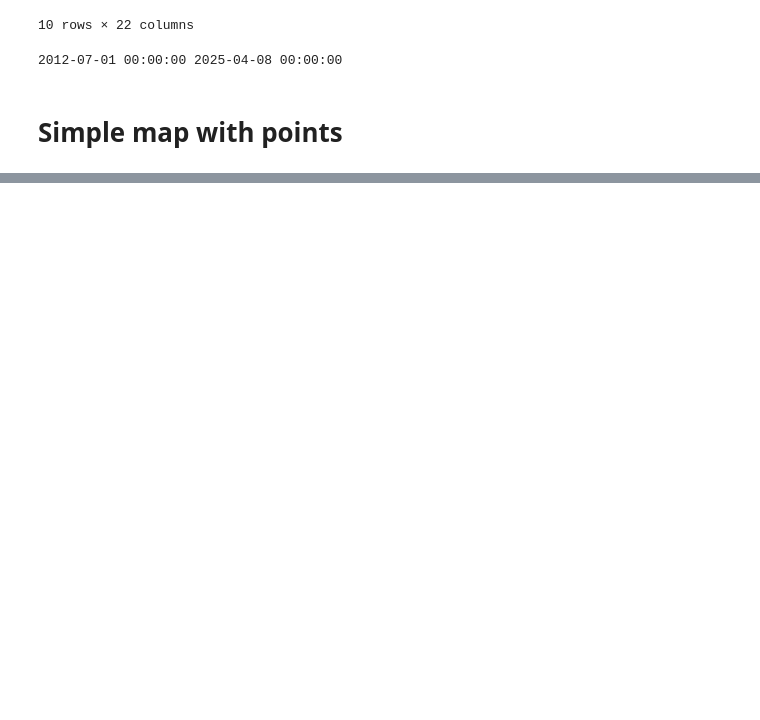
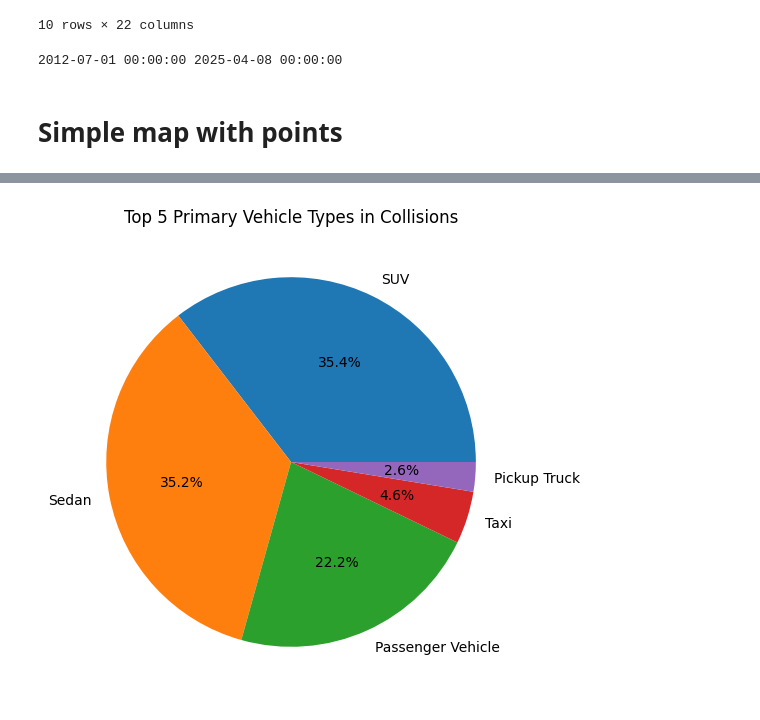
Before and after one commit to GisleGaren/GisleGaren.github.io, a Jupyter notebook: data_explore/explore.ipynb, the cells around one changed output, grey strips where cells are left out. Saved outputs shown, nothing was run; the diff lists cells and outputs as text; code cells hidden in the pictures; blank space fills up the shorter version.

```diff
--- a/data_explore/explore.ipynb
+++ b/data_explore/explore.ipynb
@@ -49,0 +116,14 @@ m
+# %%
+plt.figure(figsize=(20, 6))
+
+top_vehicles = df_vehicle_crashes["VEHICLE TYPE CLEANED"].value_counts().head(5)
+ax = top_vehicles.plot(
+    kind="pie",
+    autopct="%1.1f%%",
+    title="Top 5 Primary Vehicle Types in Collisions",
+    ylabel=""
+)
+
+plt.show()
+# %% [output]
+[figure, added]
```
Also changed, not shown: parts of 5 cells of this notebook.
